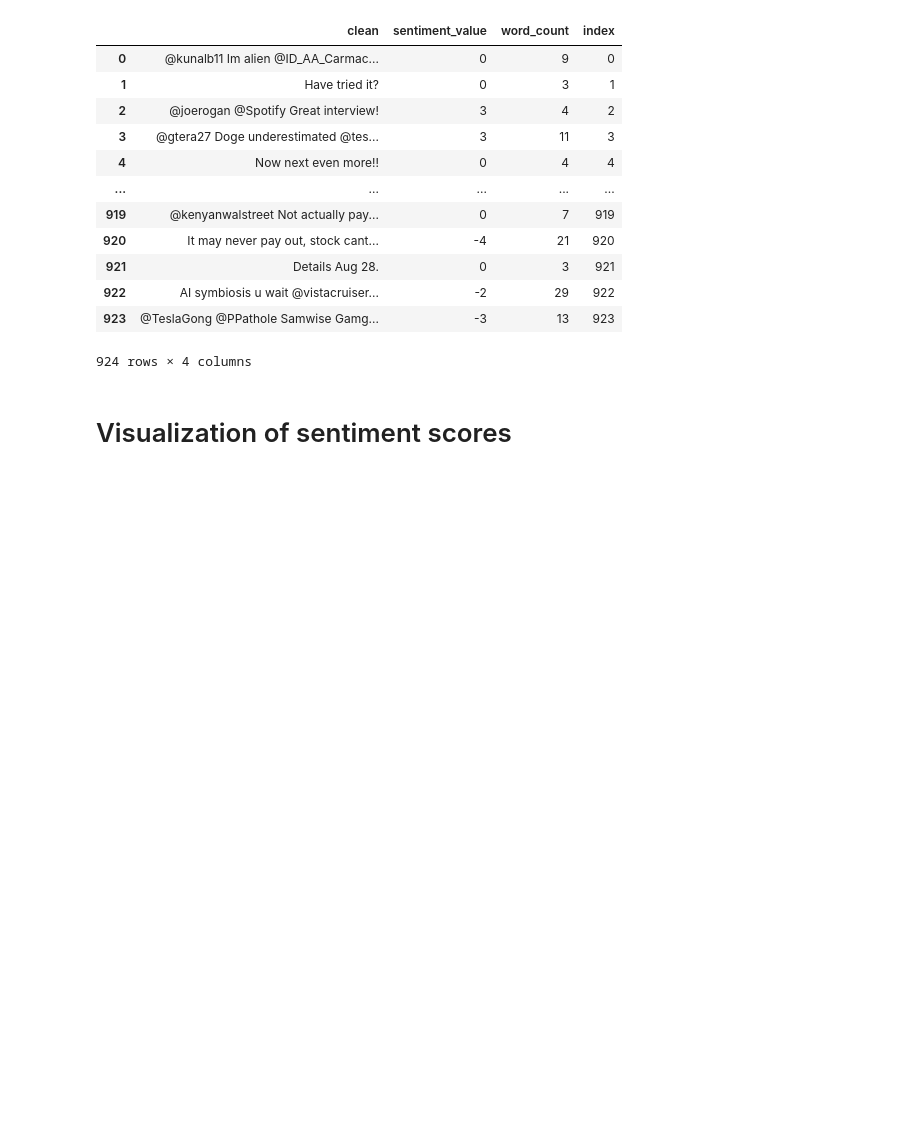
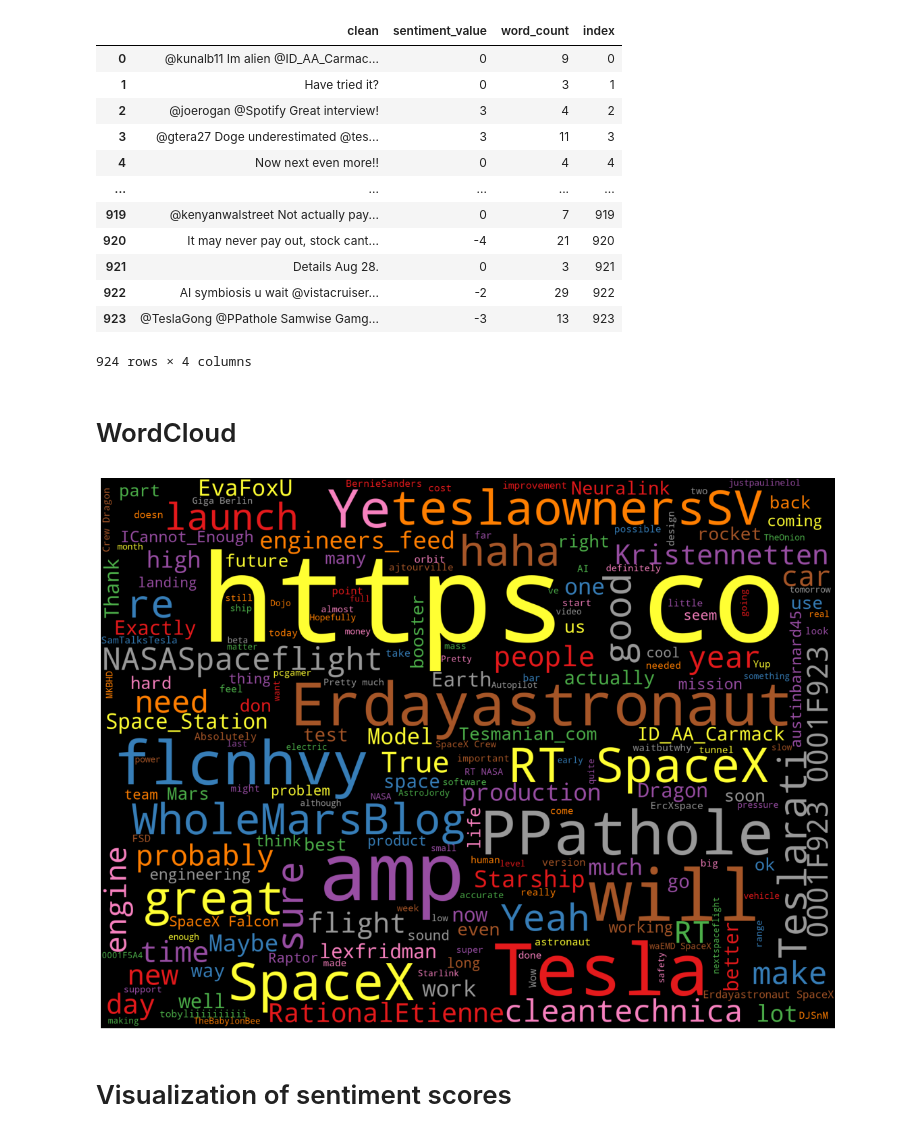
Before and after one commit to RiteshopShrivastava/TextMining, a Jupyter notebook: Assignment_TextMining_Elon_Musk_tweet.ipynb, the cells around one changed output. Drawn from its saved outputs; the diff is of its cells as text; code cells hidden in the pictures; blank space fills up the shorter version.

```diff
--- a/Assignment_TextMining_Elon_Musk_tweet.ipynb
+++ b/Assignment_TextMining_Elon_Musk_tweet.ipynb
@@ -35,6 +35,8 @@ tweet_data[0:10]
  '@OwenSparks_ @flcnhvy @anonyx10 Haha thanks :)',
  '@flcnhvy @anonyx10 Indeed! Tweets definitely do not represent real-world time allocation.',
  'The most entertaining outcome is the most likely']
+# %%
+Tweet_wordcloud = ' '.join(tweet_data)
 # %%
 import nltk
 nltk.download('punkt')
@@ -274,3 +276,5 @@ sent_df
 | 922 | AI symbiosis u wait @vistacruiser... | -2 | 29 | 922 |
 | 923 | @TeslaGong @PPathole Samwise Gamg... | -3 | 13 | 923 |
 924 rows × 4 columns
+# %% [markdown]
+# WordCloud
@@ -277,3 +283,11 @@ sent_df
+# %%
+stopwords = STOPWORDS
+wordcloud = WordCloud(width =2000, height = 1500,background_color='black',colormap='Set1',stopwords=stopwords).generate(Tweet_wordcloud)
+plt.figure(figsize=(20,15))
+plt.imshow(wordcloud)
+plt.axis('off');
+# %% [output]
+[figure, added]
 # %% [markdown]
 # Visualization of sentiment scores
 # %%
```
Also changed, not shown: parts of 2 cells of this notebook.
